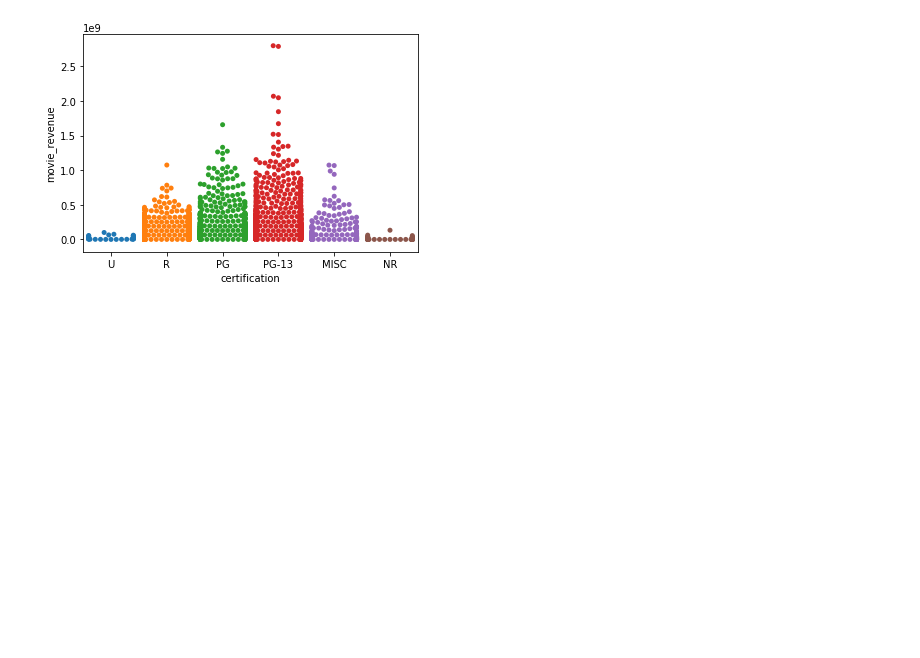
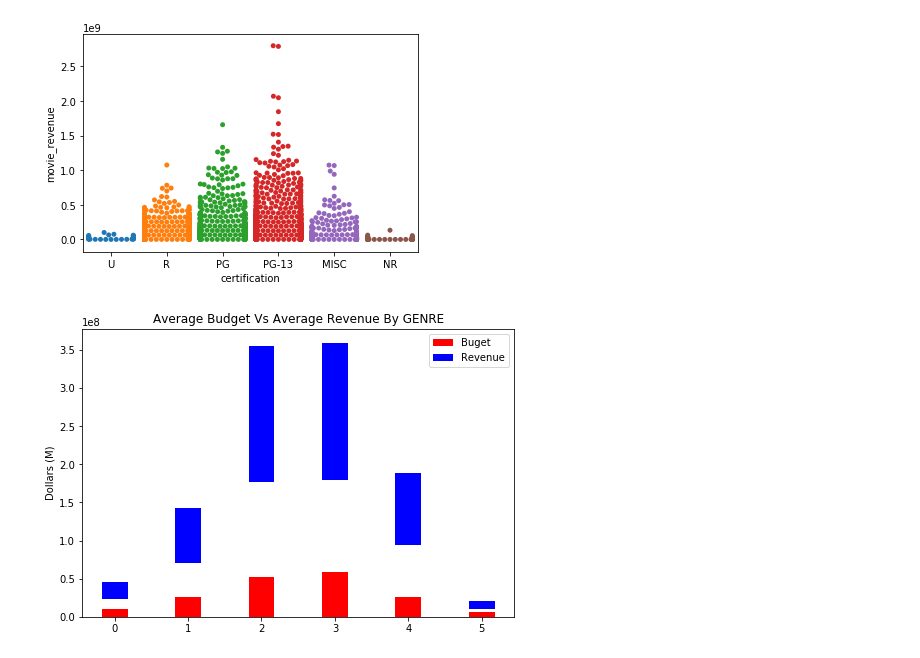
Before and after one commit to phillipojo24/dsc-mod-1-project-v2-1-onl01-dtsc-pt-041320, a Jupyter notebook: student.ipynb, the cells around one changed output. Cells and saved outputs as stored; diff of their text form; code cells hidden in the pictures; blank space fills up the shorter version.

```diff
--- a/student.ipynb
+++ b/student.ipynb
@@ -213,3 +203,54 @@ sns.swarmplot(data = tmdb_df, x= 'certification', y ='movie_revenue')
 # %% [output]
 <matplotlib.axes._subplots.AxesSubplot at 0x...>
 [figure]
+# %%
+#Average Revenue Data
+
+U_rev_df = tmdb_df[tmdb_df['certification'] == 'U']
+U_rev_mean = round(U_rev_df['movie_revenue'].mean(),0)
+R_rev_df = tmdb_df[tmdb_df['certification'] == 'R']
+R_rev_mean = round(R_rev_df['movie_revenue'].mean(),0)
+PG_rev_df = tmdb_df[tmdb_df['certification'] == 'PG']
+PG_rev_mean = round(PG_rev_df['movie_revenue'].mean(),0)
+PG13_rev_df = tmdb_df[tmdb_df['certification'] == 'PG-13']
+PG13_rev_mean = round(PG13_rev_df['movie_revenue'].mean(),0)
+MISC_rev_df = tmdb_df[tmdb_df['certification'] == 'MISC']
+MISC_rev_mean = round(MISC_rev_df['movie_revenue'].mean(),0)
+NR_rev_df = tmdb_df[tmdb_df['certification'] == 'NR']
+NR_rev_mean = round(NR_rev_df['movie_revenue'].mean(),0)
+
+
+#Average budget Data
+U_budg_df = tmdb_df[tmdb_df['certification'] == 'U']
+U_budg_mean = round(U_budg_df['movie_budget'].mean(),0)
+R_budg_df = tmdb_df[tmdb_df['certification'] == 'R']
+R_budg_mean = round(R_budg_df['movie_budget'].mean(),0)
+PG_budg_df = tmdb_df[tmdb_df['certification'] == 'PG']
+PG_budg_mean = round(PG_budg_df['movie_budget'].mean(),0)
+PG13_budg_df = tmdb_df[tmdb_df['certification'] == 'PG-13']
+PG13_budg_mean = round(PG13_budg_df['movie_budget'].mean(),0)
+MISC_budg_df = tmdb_df[tmdb_df['certification'] == 'MISC']
+MISC_budg_mean = round(MISC_budg_df['movie_budget'].mean(),0)
+NR_budg_df = tmdb_df[tmdb_df['certification'] == 'NR']
+NR_budg_mean = round(NR_budg_df['movie_budget'].mean(),0)
+
+Buget = [U_budg_mean, R_budg_mean, PG_budg_mean, PG13_budg_mean, MISC_budg_mean, NR_budg_mean]
+Revenue = [U_rev_mean, R_rev_mean, PG_rev_mean, PG13_rev_mean, MISC_rev_mean, NR_rev_mean]
+
+Ratings = ["U", "R", "PG", "PG13", "MISC","NR"]
+
+N = 6
+ind = np.arange(N)
+width = 0.35
+fig = plt.figure()
+ax = fig.add_axes([0,0,1,1])
+ax.bar(ind, Buget, width, color='r')
+ax.bar(ind, Revenue, width,bottom=Revenue, color='b')
+ax.set_ylabel('Dollars (M)')
+ax.set_title('Average Budget Vs Average Revenue By GENRE')
+ax.set_xticks(ind, ('U', 'R', 'PG', 'PG-13', 'G5'))
+#ax.set_yticks(np.arange(0, 81, 10))
+ax.legend(labels=['Buget', 'Revenue'])
+plt.show()
+# %% [output]
+[figure, added]
```
Also changed, not shown: parts of 2 cells of this notebook.
